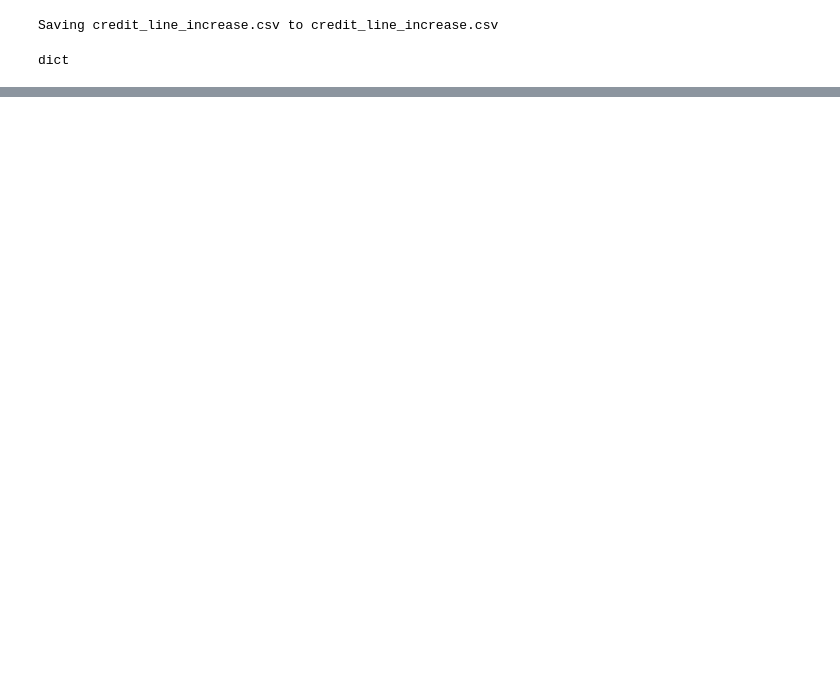
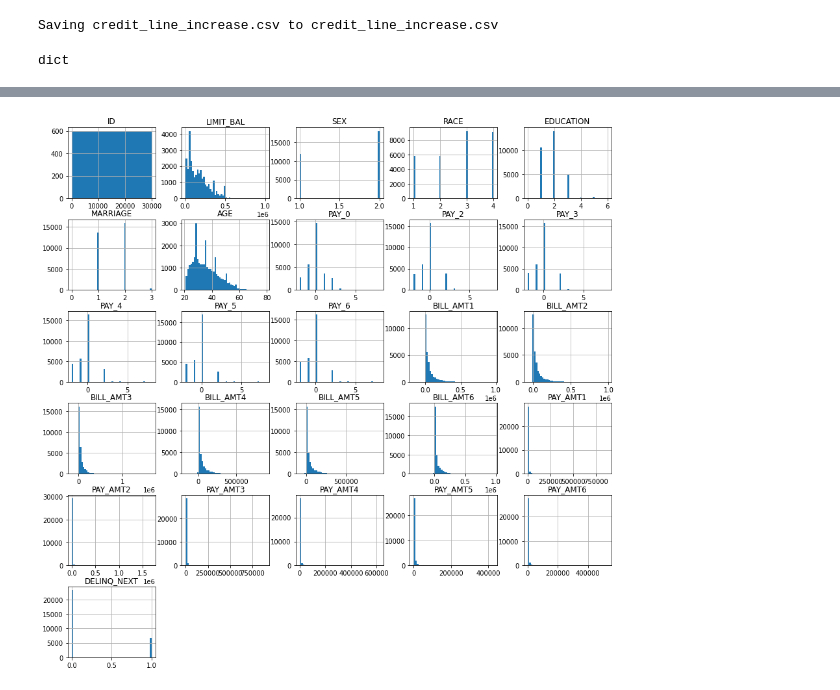
Before and after one commit to tivonio/Credit_Line_Increase, a Jupyter notebook: Credit_Line_Increase.ipynb, the cells around one changed output, grey strips where cells are left out. Cells and saved outputs as stored; diff of their text form; code cells hidden in the pictures; blank space fills up the shorter version.

```diff
--- a/Credit_Line_Increase.ipynb
+++ b/Credit_Line_Increase.ipynb
@@ -29,0 +34,3 @@ dict
+# %%
+# read uploaded data into a pandas dataframe
+data = pd.read_csv(io.StringIO(uploaded['credit_line_increase.csv'].decode('utf-8')))
@@ -29,0 +82,4 @@ dict
+# %%
+_ = data[data.columns].hist(bins=50, figsize=(15, 15)) # display histograms
+# %% [output]
+[figure, added]
```
Also changed, not shown: parts of 9 cells of this notebook.
